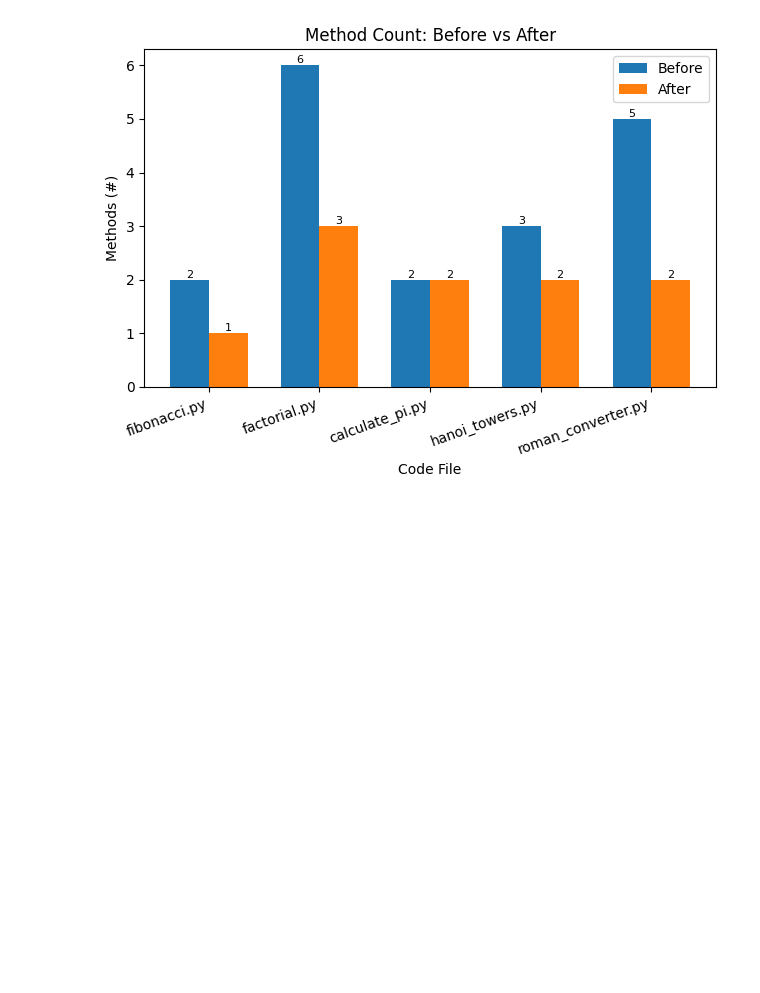
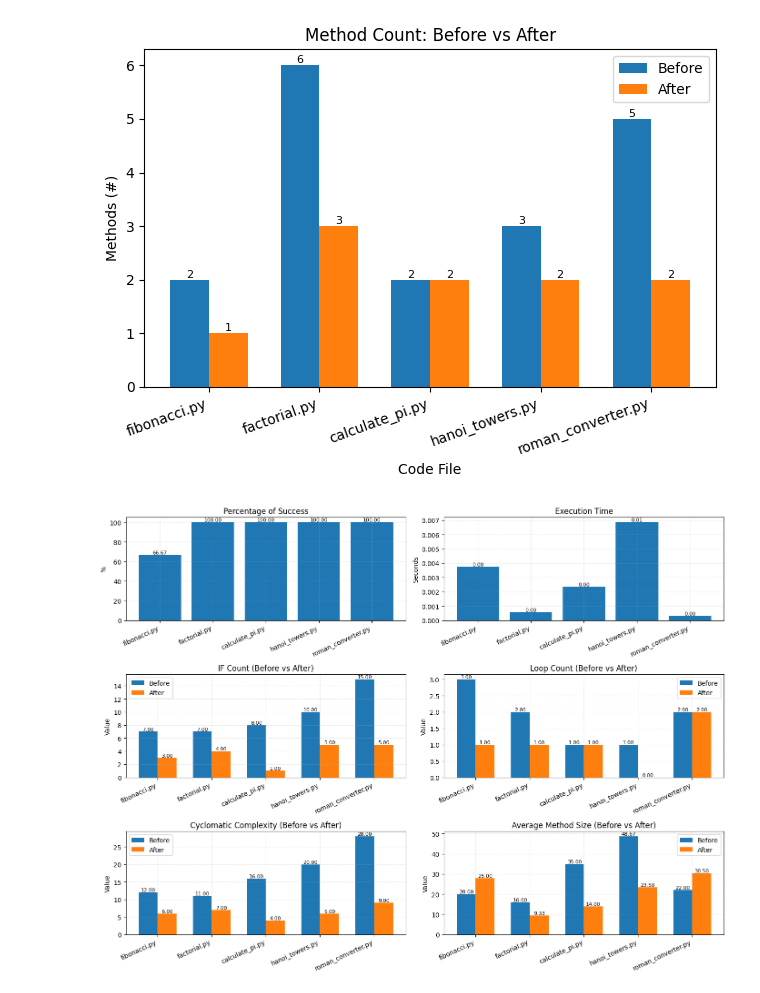
Before and after one commit to slincastro/saucode, a Jupyter notebook: evals/code_improve_and_test_workflow.ipynb, the cells around one changed output. Cells and saved outputs as stored; diff of their text form; code cells hidden in the pictures; blank space fills up the shorter version.

```diff
--- a/evals/code_improve_and_test_workflow.ipynb
+++ b/evals/code_improve_and_test_workflow.ipynb
@@ -776,3 +776,82 @@ plt.show()
 [figure]
 [figure]
 [figure]
+# %%
+import pandas as pd
+import numpy as np
+import matplotlib.pyplot as plt
+
+# --- assumes df is already loaded ---
+def _to_float(v):
+    if isinstance(v, str):
+        return float(v.replace("%", "").strip())
+    return float(v)
+
+df = df.copy()
+df["percentage_of_success"] = df["percentage_of_success"].apply(_to_float)
+df["execution_time"] = pd.to_numeric(df["execution_time"], errors="coerce")
+
+metrics = [
+    ("percentage_of_success", "Percentage of Success", "%"),
+    ("execution_time", "Execution Time", "Seconds"),
+]
+
+before_after_pairs = [
+    ("before_ifs", "after_ifs", "IF Count"),
+    ("before_loops", "after_loops", "Loop Count"),
+    ("before_cyclomatic_complexity", "after_cyclomatic_complexity", "Cyclomatic Complexity"),
+    ("before_avg_method_size", "after_avg_method_size", "Average Method Size"),
+]
+
+n_metrics = len(metrics) + len(before_after_pairs)
+n_cols = 2
+n_rows = int(np.ceil(n_metrics / n_cols))
+
+fig, axes = plt.subplots(n_rows, n_cols, figsize=(14, 3.5 * n_rows))
+axes = axes.flatten()
+
+x = np.arange(len(df))
+labels = df["code_file"].tolist()
+
+def _add_labels(ax, xpos, heights):
+    for xp, h in zip(xpos, heights):
+        ax.text(xp, h, f"{h:.2f}", ha="center", va="bottom", fontsize=8)
+
+# 1️⃣ individual metrics
+for idx, (col, title, ylabel) in enumerate(metrics):
+    ax = axes[idx]
+    ax.bar(x, df[col])
+    ax.set_xticks(x)
+    ax.set_xticklabels(labels, rotation=25, ha="right")
+    ax.set_title(title)
+    ax.set_ylabel(ylabel)
+    _add_labels(ax, x, df[col])
+    ax.grid(True, linestyle="--", alpha=0.3)
+
+# 2️⃣ before/after comparisons
+for j, (before, after, title) in enumerate(before_after_pairs, start=len(metrics)):
+    if before not in df.columns or after not in df.columns:
+        continue
+    ax = axes[j]
+    before_vals = pd.to_numeric(df[before], errors="coerce").fillna(0).values
+    after_vals = pd.to_numeric(df[after], errors="coerce").fillna(0).values
+    width = 0.35
+    ax.bar(x - width/2, before_vals, width, label="Before")
+    ax.bar(x + width/2, after_vals, width, label="After")
+    ax.set_xticks(x)
+    ax.set_xticklabels(labels, rotation=25, ha="right")
+    ax.set_title(title + " (Before vs After)")
+    ax.set_ylabel("Value")
+    _add_labels(ax, x - width/2, before_vals)
+    _add_labels(ax, x + width/2, after_vals)
+    ax.legend()
+    ax.grid(True, linestyle="--", alpha=0.3)
+
+# remove any empty subplots
+for ax in axes[n_metrics:]:
+    fig.delaxes(ax)
+
+plt.tight_layout()
+plt.show()
+# %% [output]
+[figure, added]
```
Also changed, not shown: 5 other files.
